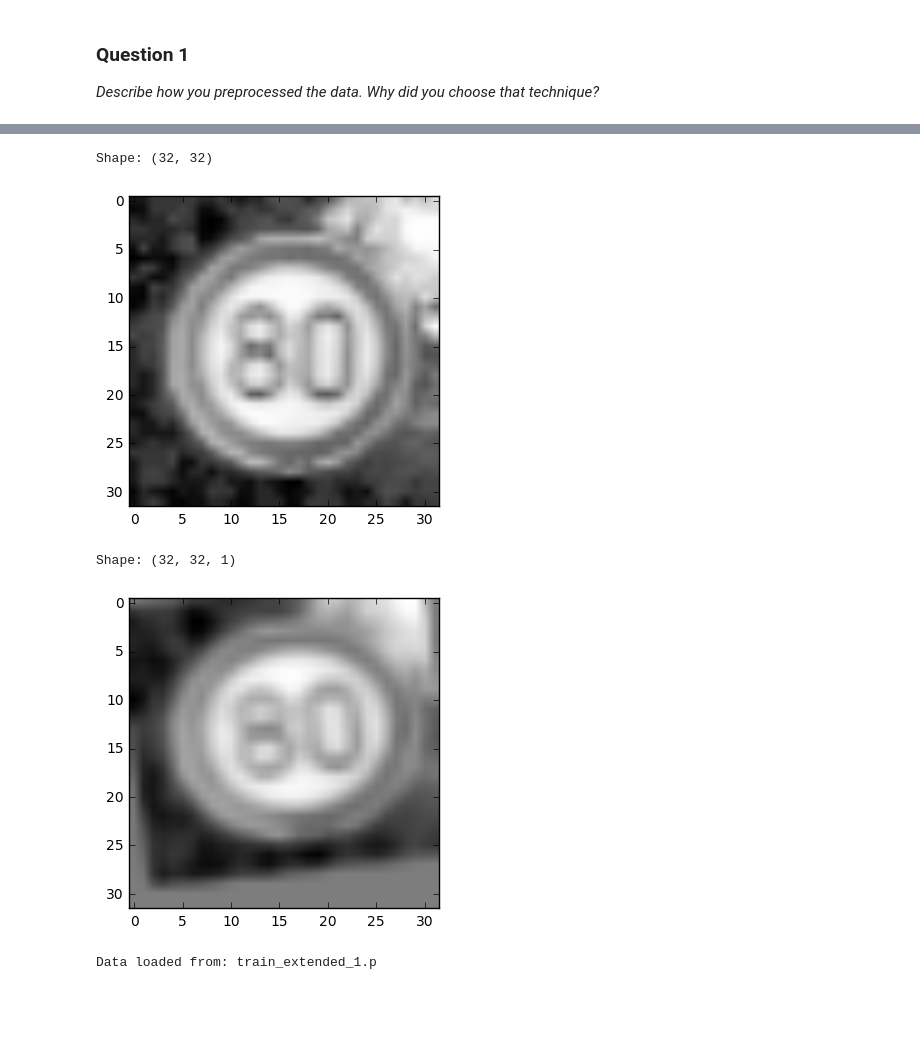
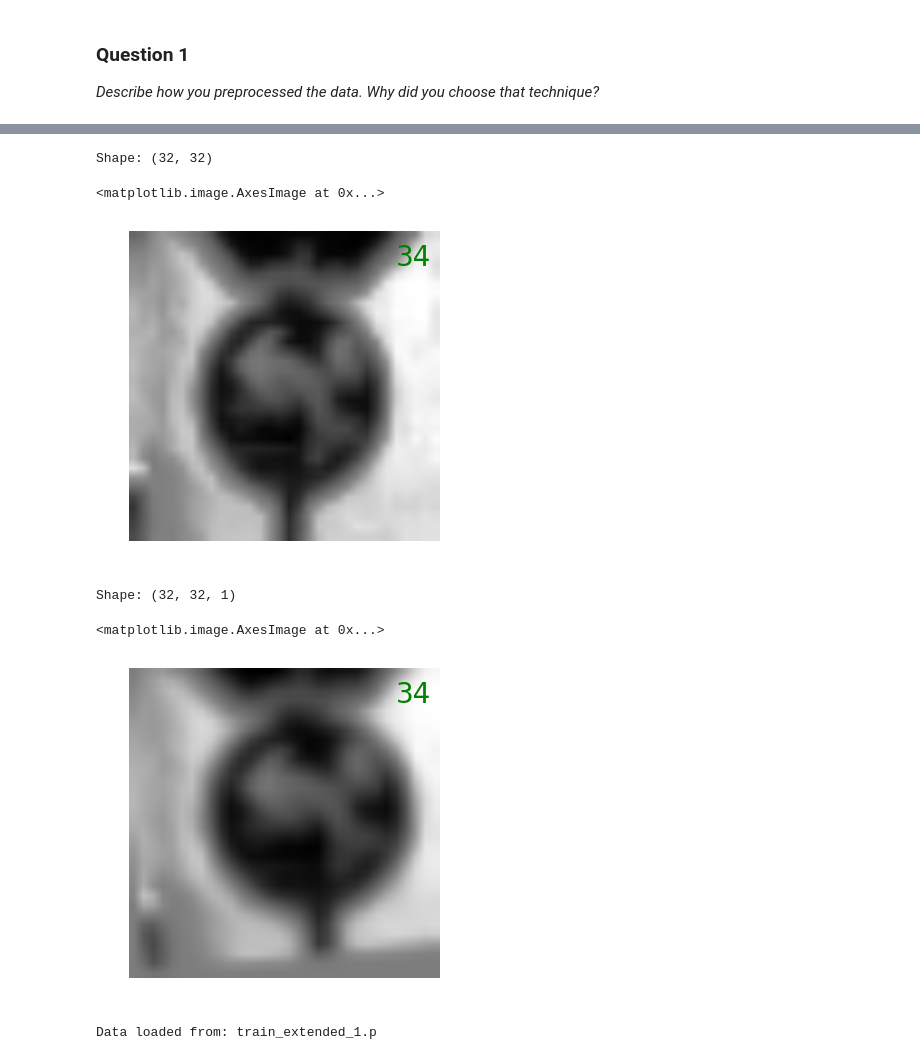
Before and after one commit to gada1982/CarND-Traffic-Sign-Classifier-Project, a Jupyter notebook: Traffic_Sign_Classifier.ipynb, the cells around one changed output, grey strips where cells are left out. Cells and saved outputs as stored; diff of their text form; code cells hidden in the pictures; blank space fills up the shorter version.

```diff
--- a/Traffic_Sign_Classifier.ipynb
+++ b/Traffic_Sign_Classifier.ipynb
@@ -321,55 +348,59 @@ def transform_image(img,ang_range,shear_range,trans_range):
     Rot_M = cv2.getRotationMatrix2D((cols/2,rows/2),ang_rot,1)
 
     # Translation
     tr_x = trans_range*np.random.uniform()-trans_range/2
     tr_y = trans_range*np.random.uniform()-trans_range/2
     Trans_M = np.float32([[1,0,tr_x],[0,1,tr_y]])
 
     # Shear
     pts1 = np.float32([[5,5],[20,5],[5,20]])
 
     pt1 = 5+shear_range*np.random.uniform()-shear_range/2
     pt2 = 20+shear_range*np.random.uniform()-shear_range/2
 
     # Brightness
     pts2 = np.float32([[pt1,5],[pt2,pt1],[5,pt2]])
 
     shear_M = cv2.getAffineTransform(pts1,pts2)
 
     img = cv2.warpAffine(img,Rot_M,(cols,rows))
     img = cv2.warpAffine(img,Trans_M,(cols,rows))
     img = cv2.warpAffine(img,shear_M,(cols,rows))
 
     return img
 
-def get_random_image(img_pack):
+def get_random_image(img_pack, label_pack):
     # print a random image of a img_pack and its label
     index = random.randint(0, len(img_pack))
     image = img_pack[index].squeeze()
-    return image
+    classid = label_pack[index]
+    return image, classid
 
-# Only for testing -> Default is 0, set to 1 to test
-test_debug = 1
-if test_debug == 1:
-    testimage = get_random_image(X_train)
-    # What's the shape of an traffic sign image?
-    testimage_shape = testimage.shape
-    print('Shape: ' + str(testimage_shape))
-    plt.imshow(testimage, cmap='gray')
+# For presentation show one image before transforming and afterwards
+image_to_transform, classid = get_random_image(X_train, y_train)
+# What's the shape of an traffic sign image?
+image_to_transform_shape = image_to_transform.shape
+print('Shape: ' + str(image_to_transform_shape))
+plt.axis('off')
+plt.annotate(int(classid), xy=(27, 3), color='green', fontsize='20')
+plt.imshow(image_to_transform, cmap='gray')
 # %% [output]
 Shape: (32, 32)
+<matplotlib.image.AxesImage at 0x...>
-[figure, old version]
+[figure, new version]
 # %%
-# Only for testing -> see above
-if test_debug == 1:
-    modtest = testimage.reshape((32,32,1))
-    modtest_shape = modtest.shape
-    print('Shape: ' + str(modtest_shape))
-    modimage = transform_image(modtest,10,5,2)
-    plt.imshow(modimage, cmap='gray')
+
+image_to_transform = image_to_transform.reshape((32,32,1))
+image_to_transform_shape = image_to_transform.shape
+print('Shape: ' + str(image_to_transform_shape))
+image_to_transform = transform_image(image_to_transform,10,5,2)
+plt.axis('off')
+plt.annotate(int(classid), xy=(27, 3), color='green', fontsize='20')
+plt.imshow(image_to_transform, cmap='gray')
 # %% [output]
 Shape: (32, 32, 1)
+<matplotlib.image.AxesImage at 0x...>
-[figure, old version]
+[figure, new version]
 # %%
 # Generate / Load more data (augmented data)
 # IMPORTANT:
```
Also changed, not shown: parts of 22 cells of this notebook.
